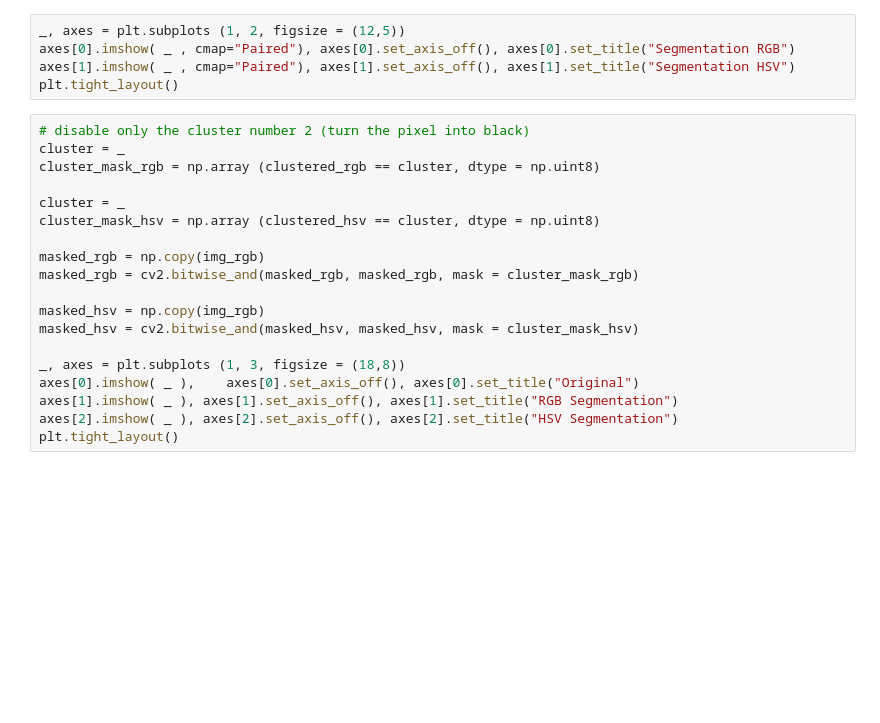
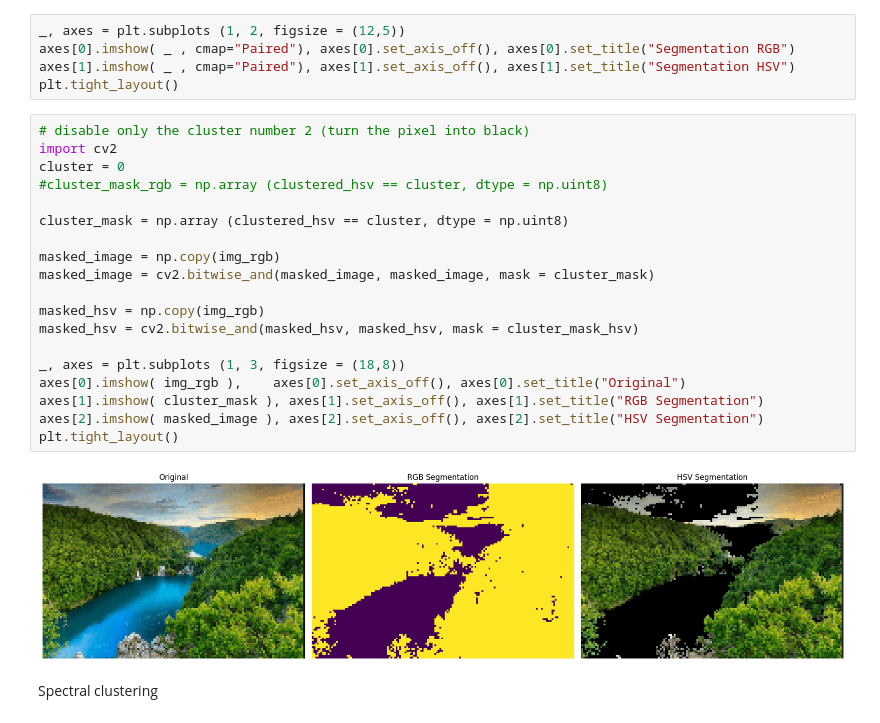
Before and after one commit to JhonDiazArango/machine_learning, a Jupyter notebook: Sem_06/Mean_Shift.ipynb, the cells around one changed output. Saved outputs shown, nothing was run; the diff lists cells and outputs as text; blank space fills up the shorter version.

```diff
--- a/Sem_06/Mean_Shift.ipynb
+++ b/Sem_06/Mean_Shift.ipynb
@@ -152,20 +200,24 @@ axes[1].imshow( _ , cmap="Paired"), axes[1].set_axis_off(), axes[1].set_title("S
 plt.tight_layout()
 # %%
 # disable only the cluster number 2 (turn the pixel into black)
-cluster = _
-cluster_mask_rgb = np.array (clustered_rgb == cluster, dtype = np.uint8)
+import cv2
+cluster = 0
+#cluster_mask_rgb = np.array (clustered_hsv == cluster, dtype = np.uint8)
 
-cluster = _
-cluster_mask_hsv = np.array (clustered_hsv == cluster, dtype = np.uint8)
+cluster_mask = np.array (clustered_hsv == cluster, dtype = np.uint8)
 
-masked_rgb = np.copy(img_rgb)
-masked_rgb = cv2.bitwise_and(masked_rgb, masked_rgb, mask = cluster_mask_rgb)
+masked_image = np.copy(img_rgb)
+masked_image = cv2.bitwise_and(masked_image, masked_image, mask = cluster_mask)
 
 masked_hsv = np.copy(img_rgb)
 masked_hsv = cv2.bitwise_and(masked_hsv, masked_hsv, mask = cluster_mask_hsv)
 
 _, axes = plt.subplots (1, 3, figsize = (18,8))
-axes[0].imshow( _ ),    axes[0].set_axis_off(), axes[0].set_title("Original")
-axes[1].imshow( _ ), axes[1].set_axis_off(), axes[1].set_title("RGB Segmentation")
-axes[2].imshow( _ ), axes[2].set_axis_off(), axes[2].set_title("HSV Segmentation")
+axes[0].imshow( img_rgb ),    axes[0].set_axis_off(), axes[0].set_title("Original")
+axes[1].imshow( cluster_mask ), axes[1].set_axis_off(), axes[1].set_title("RGB Segmentation")
+axes[2].imshow( masked_image ), axes[2].set_axis_off(), axes[2].set_title("HSV Segmentation")
 plt.tight_layout()
+# %% [output]
+[figure, added]
+# %% [markdown]
+Spectral clustering
```
Also changed, not shown: parts of 14 cells of this notebook.
